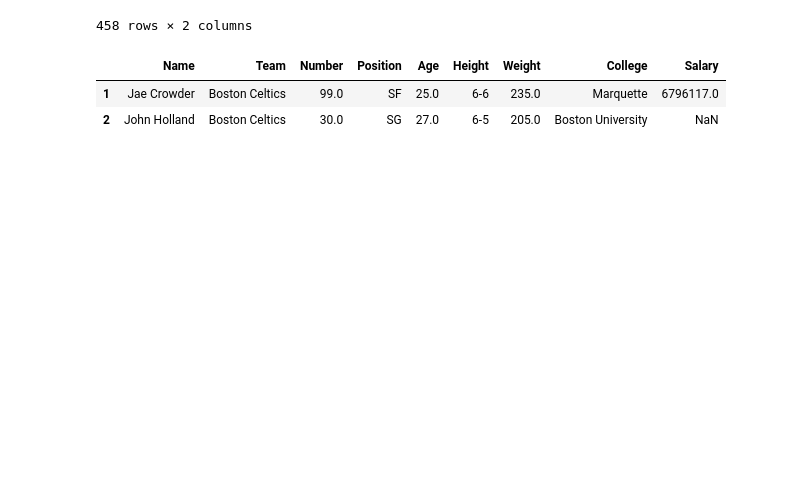
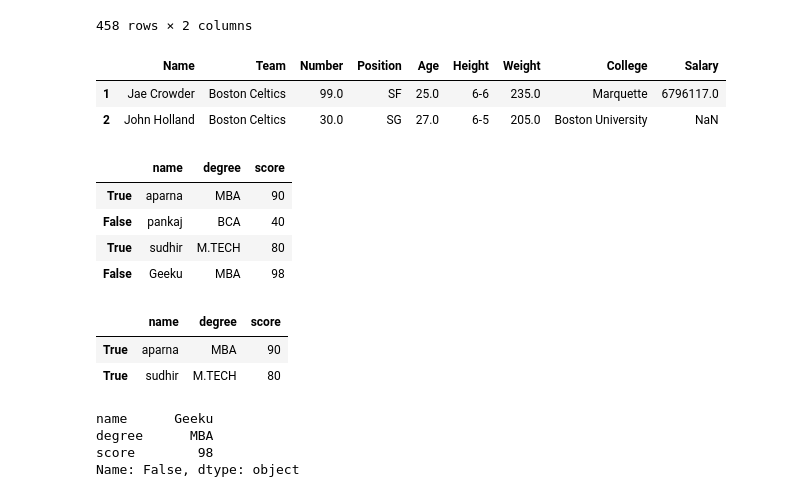
Before and after one commit to Lenmbugua/Python-Numpy-and-Pandas, a Jupyter notebook: Pandas.ipynb, the cells around one changed output. Drawn from its saved outputs; the diff is of its cells as text; code cells hidden in the pictures; blank space fills up the shorter version.

```diff
--- a/Pandas.ipynb
+++ b/Pandas.ipynb
@@ -1048,3 +1045,52 @@ display(row2)
 |  | Name | Team | Number | Position | Age | Height | Weight | College | Salary |
 | 1 | Jae Crowder | Boston Celtics | 99.0 | SF | 25.0 | 6-6 | 235.0 | Marquette | 6796117.0 |
 | 2 | John Holland | Boston Celtics | 30.0 | SG | 27.0 | 6-5 | 205.0 | Boston University | NaN |
+# %%
+#Boolean Indexing in Pandas
+#Accessing a DataFrame with a boolean index:
+#In order to access a dataframe with a boolean index, we have to create a dataframe in which the index of dataframe contains a boolean value that is "True" or "False".
+import pandas as pd
+#dictionary of lists
+dict = {'name':["aparna","pankaj","sudhir","Geeku"],
+       'degree':["MBA","BCA","M.TECH","MBA"],
+       'score':[90,40,80,98]}
+df = pd.DataFrame(dict, index = [True, False, True, False])
+display(df)
+# %% [output]
+|  | name | degree | score |
+| True | aparna | MBA | 90 |
+| False | pankaj | BCA | 40 |
+| True | sudhir | M.TECH | 80 |
+| False | Geeku | MBA | 98 |
+# %%
+#Accessing a Dataframe with a boolean index using .loc[]
+#In order to access a dataframe with a boolean index using .loc[], we simply pass a boolean value (True or False) in a .loc[] function.
+import pandas as pd
+#dictionary of lists
+dict = {'name':["aparna","pankaj","sudhir","Geeku"],
+       'degree':["MBA","BCA","M.TECH","MBA"],
+       'score':[90,40,80,98]}
+#creating a DataFrame with a boolean index
+df = pd.DataFrame(dict, index= [True,False,True,False])
+#accessing a dataframe using .loc[] function
+display(df.loc[True])
+# %% [output]
+|  | name | degree | score |
+| True | aparna | MBA | 90 |
+| True | sudhir | M.TECH | 80 |
+# %%
+# a Dataframe with a boolean index using .iloc[]
+#In order to access a dataframe using .iloc[], we have to pass a boolean value (True or False)  but iloc[] function accepts only integer as an argument so it will throw an error so we can only access a dataframe when we pass an integer in iloc[] function
+import pandas as pd
+dict = {'name':["aparna","pankaj","sudhir","Geeku"],
+       'degree':["MBA","BCA","M.TECH","MBA"],
+       'score':[90,40,80,98]}
+#creating a DataFrame with boolean index
+df = pd.DataFrame(dict, index= [True,False,True,False])
+#accesing a DataFrame using .iloc[] function
+display(df.iloc[3])
+# %% [output]
+name      Geeku
+degree      MBA
+score        98
+Name: False, dtype: object
```
Also changed, not shown: parts of 6 cells of this notebook.
